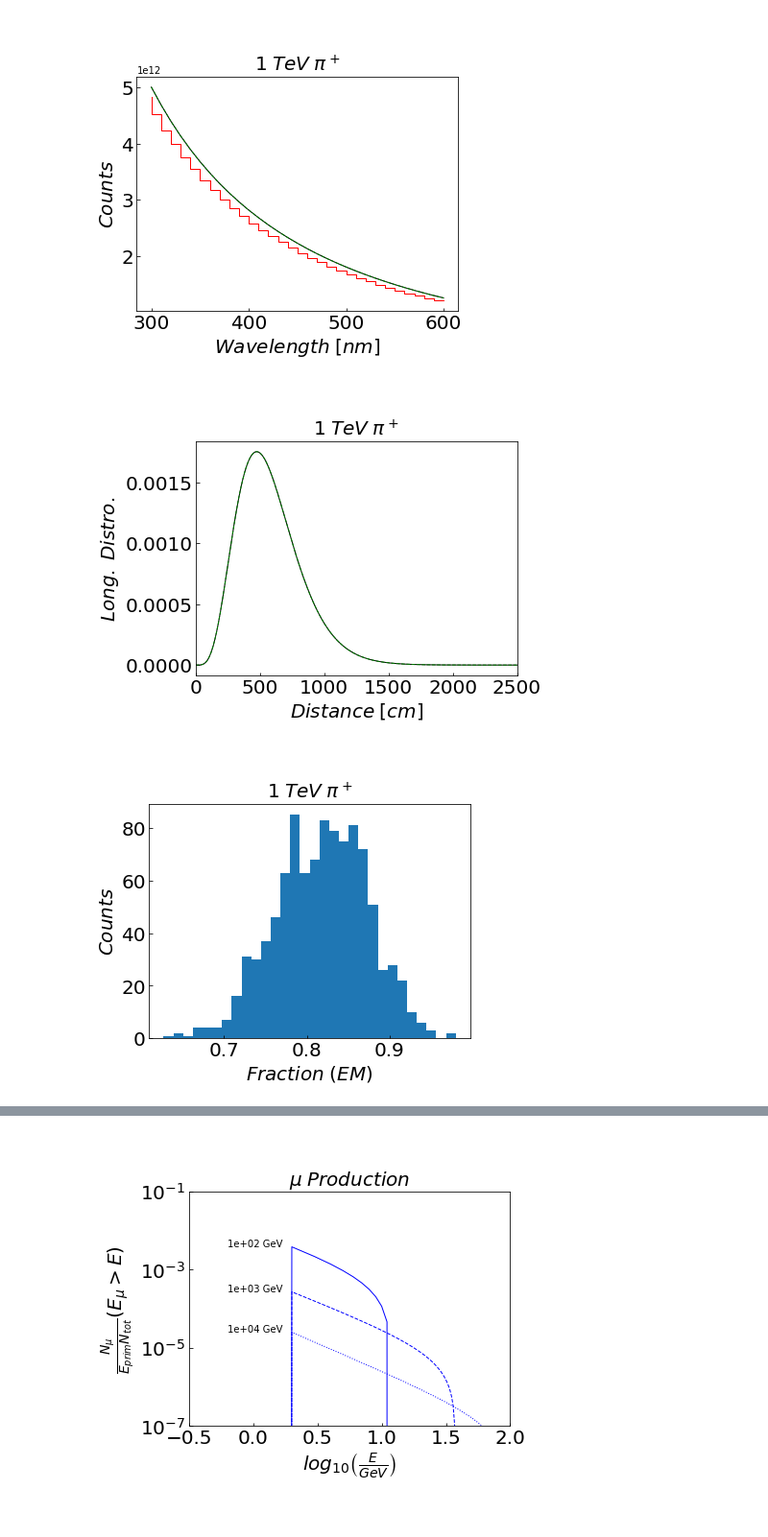
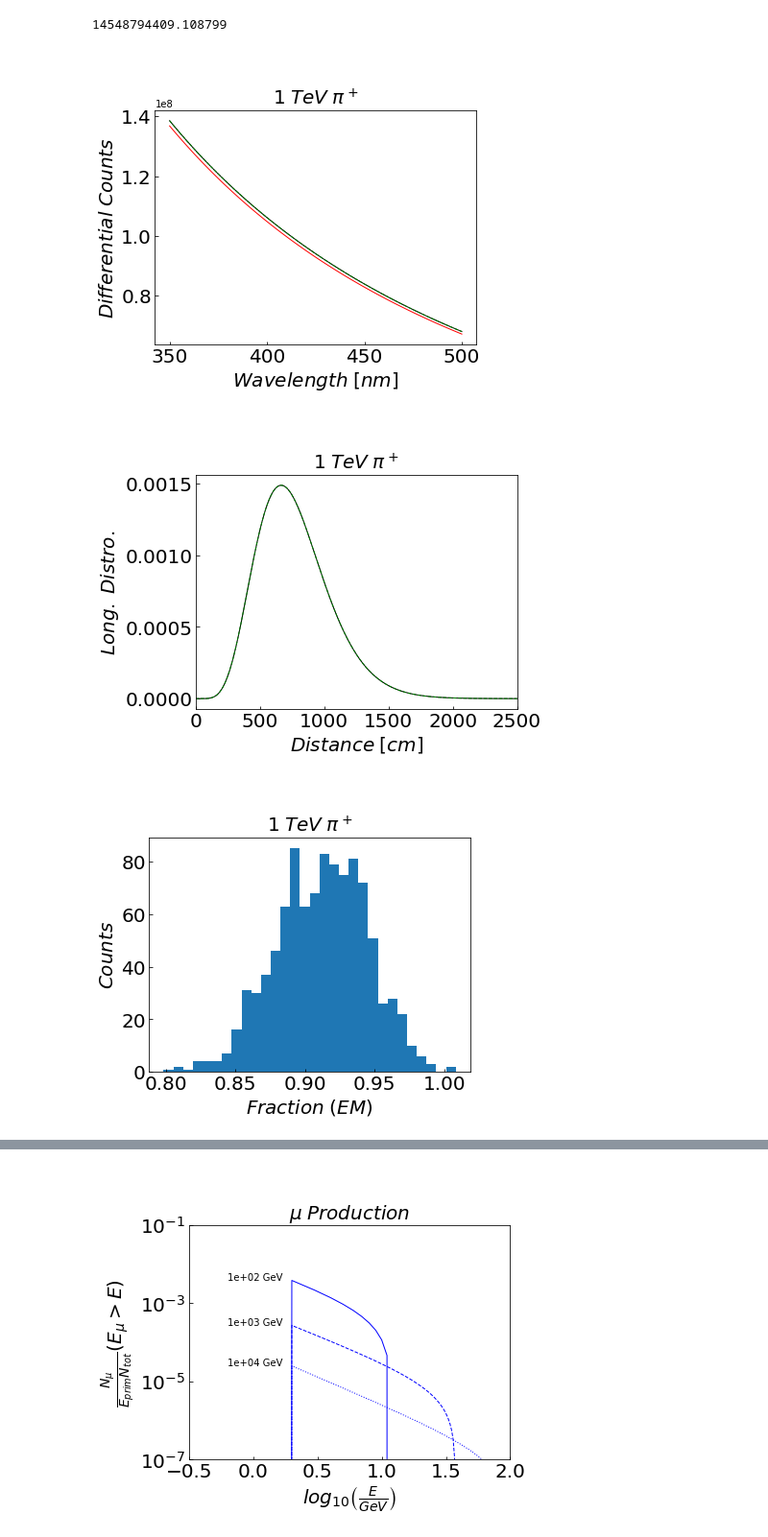
Before and after one commit to MeighenBergerS/fennel, a Jupyter notebook: notebooks/example_fetcher.ipynb, the cells around one changed output, grey strips where cells are left out. Shown at 96% size. Cells and saved outputs as stored; diff of their text form; code cells hidden in the pictures.

```diff
--- a/notebooks/example_fetcher.ipynb
+++ b/notebooks/example_fetcher.ipynb
@@ -43,6 +42,6 @@ wavelengths = config['advanced']['wavelengths']
 angle_grid = config['advanced']['angles']
 zgrid = config['advanced']['z grid']
 # %%
-test_energy = 1e3
+test_energy = 1e5
 # %%
 # Track example
@@ -217,8 +226,8 @@ figure.savefig(PICS + "Single_EM_Angle.png",
 [figure]
 # %%
 # Hadron Cascade
-had_counts, had_long, had_em, had_angles = fennel_instance.hadron_yields(energy=test_energy, particle=211, mean=True, function=False)
-had_counts_func, had_long_func, had_em_func, had_angles_func = fennel_instance.hadron_yields(energy=test_energy, particle=211, mean=True, function=True)
+had_counts_diff, had_long, had_em, had_angles = fennel_instance.hadron_yields(energy=test_energy, particle=211, mean=True, function=False)
+had_counts_diff_func, had_long_func, had_em_func, had_angles_func = fennel_instance.hadron_yields(energy=test_energy, particle=211, mean=True, function=True)
 had_counts_single, _, had_em_single, _ = fennel_instance.hadron_yields(energy=test_energy, particle=211, mean=False, function=False)
 samples = 1000
 em_frac_samples = []
@@ -227,23 +236,28 @@ for i in tqdm(range(samples)):
     em_frac_samples.append(had_em_single)
 # %%
 # Evaluating the fetched functions
-had_counts_val = had_counts_func(test_energy, wavelengths, 211, mean=True)
+had_counts_diff_val = had_counts_diff_func(test_energy, wavelengths, 211, mean=True)
 had_long_val = had_long_func(test_energy, zgrid, fennel_instance._particles[211])
 had_em_val = had_em_func(test_energy, 211, mean=True)
 had_angles_val = had_angles_func(test_energy, angle_grid, 1.33, fennel_instance._particles[211])
+# %%
+# How to calculate the total counts
+print(np.trapz(had_counts_diff.flatten(), wavelengths))
+# %% [output]
+14548794409.108799
 # %%
 # Plotting some hadron stuff
 # Photon counts
 figure, (ax1) = plt.subplots(1, 1, figsize=(std_size, std_size * 6. / 8.), sharex=True)
-ax1.plot(wavelengths, had_counts / np.diff(wavelengths)[0], linewidth=lw, color='k')
-ax1.plot(wavelengths, had_counts_val / np.diff(wavelengths)[0], linewidth=lw, color='g', ls='--')
-ax1.step(wavelengths, had_counts_single / np.diff(wavelengths)[0], linewidth=lw, color='r')
+ax1.plot(wavelengths, had_counts_diff, linewidth=lw, color='k')
+ax1.plot(wavelengths, had_counts_diff_val, linewidth=lw, color='g', ls='--')
+ax1.plot(wavelengths, had_counts_single, linewidth=lw, color='r')
 # ---------------------------------------------
 # Plotting options
 ax1.set_xscale('linear')
 ax1.set_yscale('linear')
 ax1.set_xlabel(r'$Wavelength\;[nm]$', fontsize=fontsize)
-ax1.set_ylabel(r'$Counts$', fontsize=fontsize)
+ax1.set_ylabel(r'$Differential\;Counts$', fontsize=fontsize)
 ax1.tick_params(axis = 'both', which = 'major', labelsize=fontsize, direction='in')
 ax1.tick_params(axis = 'both', which = 'minor', labelsize=fontsize, direction='in')
 h, l = ax1.get_legend_handles_labels()
@@ -257,8 +271,9 @@ ax1.set_title("$1\;TeV\;\pi^+$", fontsize=fontsize)
 plt.show()
 # ---------------------------------------------
 # Storing the image
-figure.savefig(PICS + "Single_Had_Wavelength.png",
-               bbox_inches='tight', dpi=export_dpi)
+figure.savefig(
+    PICS + "Single_Had_Wavelength.png",
+    bbox_inches='tight', dpi=export_dpi)
 # ----------------------------------------------
 # ----------------------------------------------
 # Long
@@ -315,35 +330,36 @@ plt.show()
 figure.savefig(PICS + "Single_Had_Frac.png",
                bbox_inches='tight', dpi=export_dpi)
 # ----------------------------------------------
 # ----------------------------------------------
 # Angles
 figure, (ax1) = plt.subplots(1, 1, figsize=(std_size, std_size * 6. / 8.), sharex=True)
 ax1.plot(angle_grid, had_angles / np.trapz(had_angles, x=angle_grid, axis=0),
          linewidth=lw, color='k')
 ax1.plot(angle_grid, had_angles_val / np.trapz(had_angles_val, x=angle_grid, axis=0),
          linewidth=lw, color='g', ls='--')
 # ---------------------------------------------
 # Plotting options
 ax1.set_xscale('linear')
 ax1.set_yscale('linear')
 ax1.set_xlabel(r'$Emission\;Angle$', fontsize=fontsize)
 ax1.set_ylabel(r'$PDF$', fontsize=fontsize)
 ax1.tick_params(axis = 'both', which = 'major', labelsize=fontsize, direction='in')
 ax1.tick_params(axis = 'both', which = 'minor', labelsize=fontsize, direction='in')
 h, l = ax1.get_legend_handles_labels()
 lgd1 = ax1.legend(h, l, loc=9, bbox_to_anchor=(0.5, +1.27),
                   ncol=3, fontsize=fontsize, handlelength=h_length,
                   fancybox=True, frameon=False)
 ax1.add_artist(lgd1)
 ax1.set_title("$1\;TeV\;\pi^+$", fontsize=fontsize)
 # ax1.set_xlim(500, 600)
 # ax1.set_ylim(1e-3, 1e2)
 plt.show()
 # ---------------------------------------------
 # Storing the image
-figure.savefig(PICS + "Single_Had_Angle.png",
-               bbox_inches='tight', dpi=export_dpi)
+figure.savefig(
+    PICS + "Single_Had_Angle.png",
+    bbox_inches='tight', dpi=export_dpi)
 # %% [output]
-[figure, old version]
+[figure, new version]
-[figure, old version]
+[figure, new version]
-[figure, old version]
+[figure, new version]
```
Also changed, not shown: parts of 10 cells of this notebook, 2 other files.
